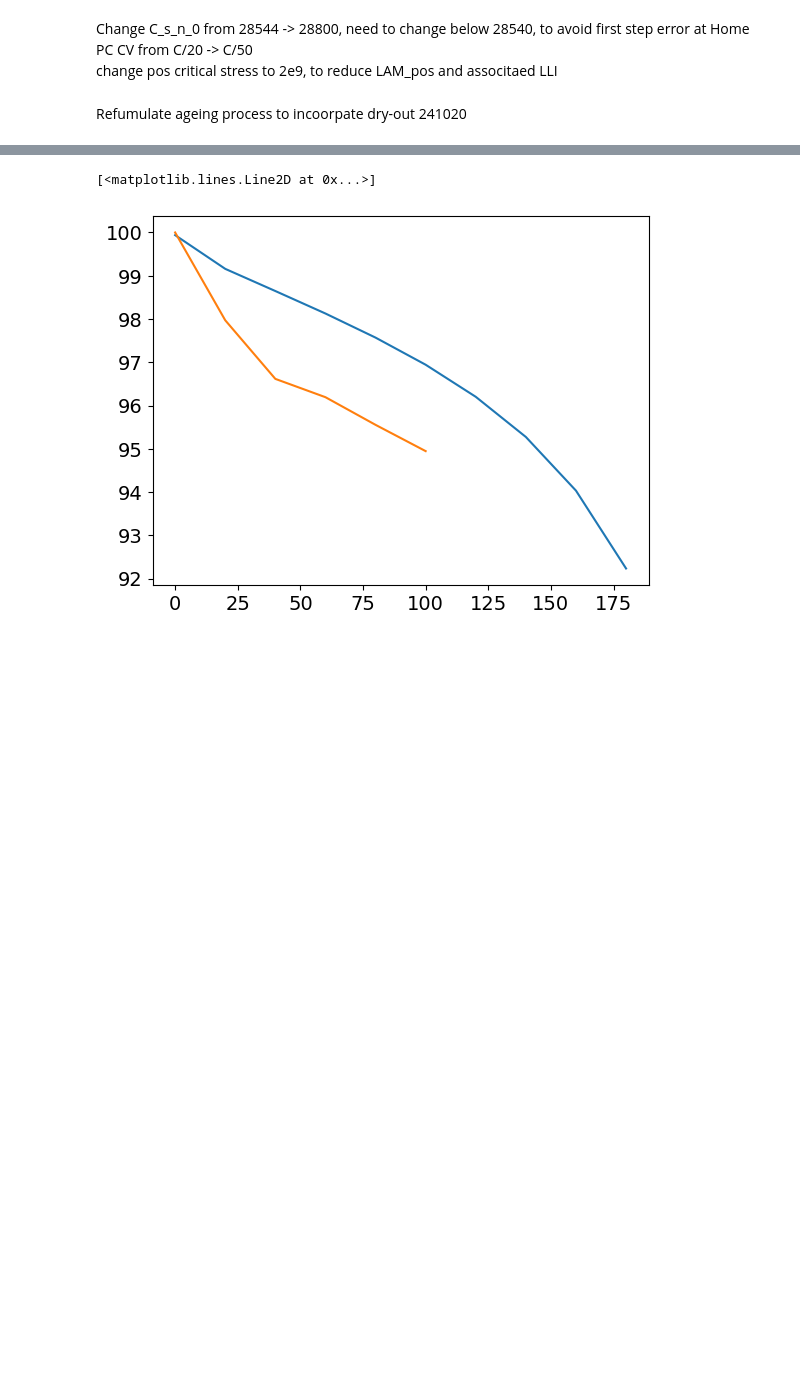
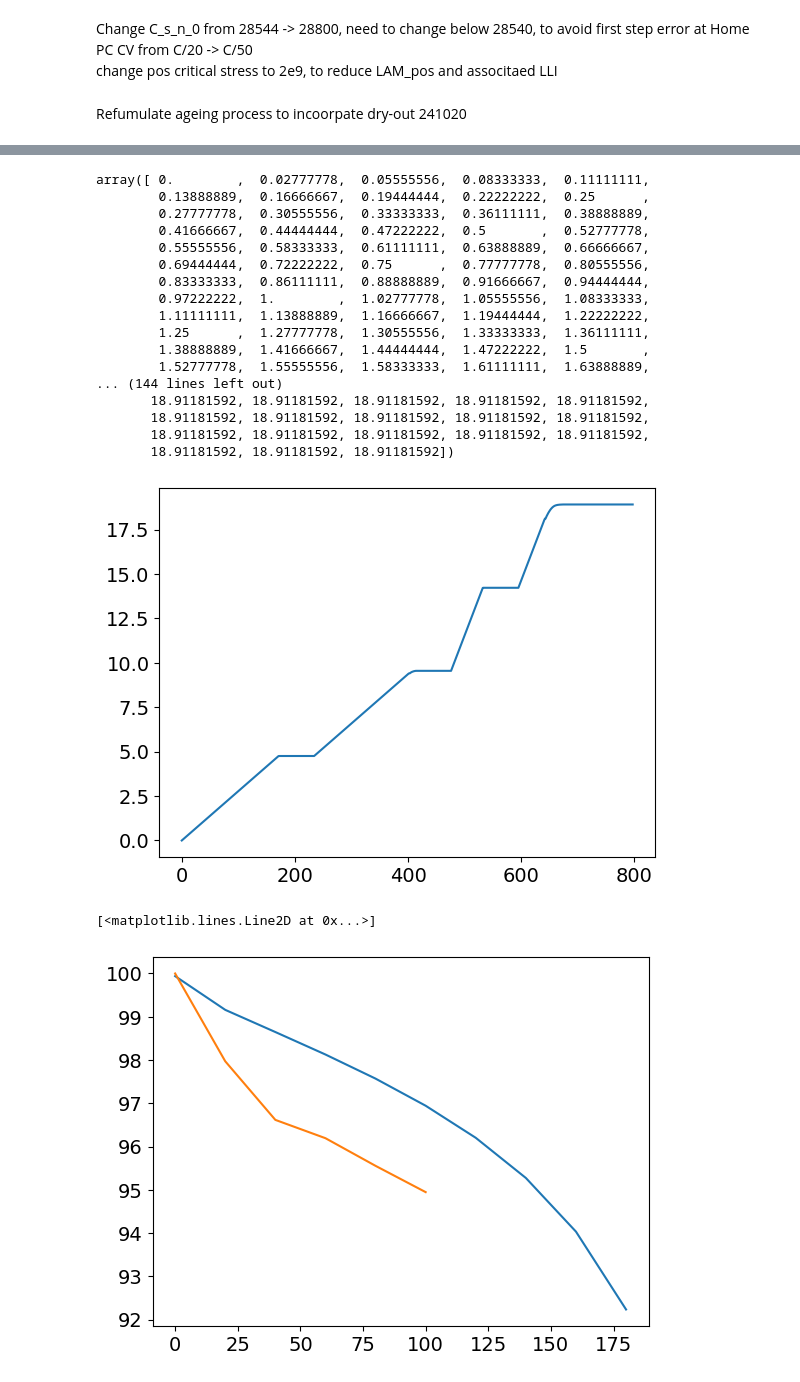
Before and after one commit to wsmgxl2022/PyBaMM, a Jupyter notebook: docs/source/examples/notebooks/models/Pressure_wip/Ruihe/XG_validate_20cycles_ageing_refomulate_1104.ipynb, the cells around one changed output, grey strips where cells are left out. Saved outputs shown, nothing was run; the diff lists cells and outputs as text; code cells hidden in the pictures; blank space fills up the shorter version.

```diff
--- a/docs/source/examples/notebooks/models/Pressure_wip/Ruihe/XG_validate_20cycles_ageing_refomulate_1104.ipynb
+++ b/docs/source/examples/notebooks/models/Pressure_wip/Ruihe/XG_validate_20cycles_ageing_refomulate_1104.ipynb
@@ -136,3 +161,25 @@ Scan 0 Re 0: Finish post-process for No.40 RPT cycles within 133.898 ms
+# %%
+plt.plot(Sol_RPT[0]["Throughput capacity [A.h]"].entries)
+Sol_RPT[0]["Throughput capacity [A.h]"].entries
+# %% [output]
+array([ 0.        ,  0.02777778,  0.05555556,  0.08333333,  0.11111111,
+        0.13888889,  0.16666667,  0.19444444,  0.22222222,  0.25      ,
+        0.27777778,  0.30555556,  0.33333333,  0.36111111,  0.38888889,
+        0.41666667,  0.44444444,  0.47222222,  0.5       ,  0.52777778,
+        0.55555556,  0.58333333,  0.61111111,  0.63888889,  0.66666667,
+        0.69444444,  0.72222222,  0.75      ,  0.77777778,  0.80555556,
+        0.83333333,  0.86111111,  0.88888889,  0.91666667,  0.94444444,
+        0.97222222,  1.        ,  1.02777778,  1.05555556,  1.08333333,
+        1.11111111,  1.13888889,  1.16666667,  1.19444444,  1.22222222,
+        1.25      ,  1.27777778,  1.30555556,  1.33333333,  1.36111111,
+        1.38888889,  1.41666667,  1.44444444,  1.47222222,  1.5       ,
+        1.52777778,  1.55555556,  1.58333333,  1.61111111,  1.63888889,
+... (144 lines left out)
+       18.91181592, 18.91181592, 18.91181592, 18.91181592, 18.91181592,
+       18.91181592, 18.91181592, 18.91181592, 18.91181592, 18.91181592,
+       18.91181592, 18.91181592, 18.91181592, 18.91181592, 18.91181592,
+       18.91181592, 18.91181592, 18.91181592])
+[figure, added]
 # %%
 import pickle
 Path_pkl = BasicPath + f'/{purpose}/Mats/0_Re_0-midc_merge.pkl'
```
Also changed, not shown: parts of 2 cells of this notebook, 18 other files.
